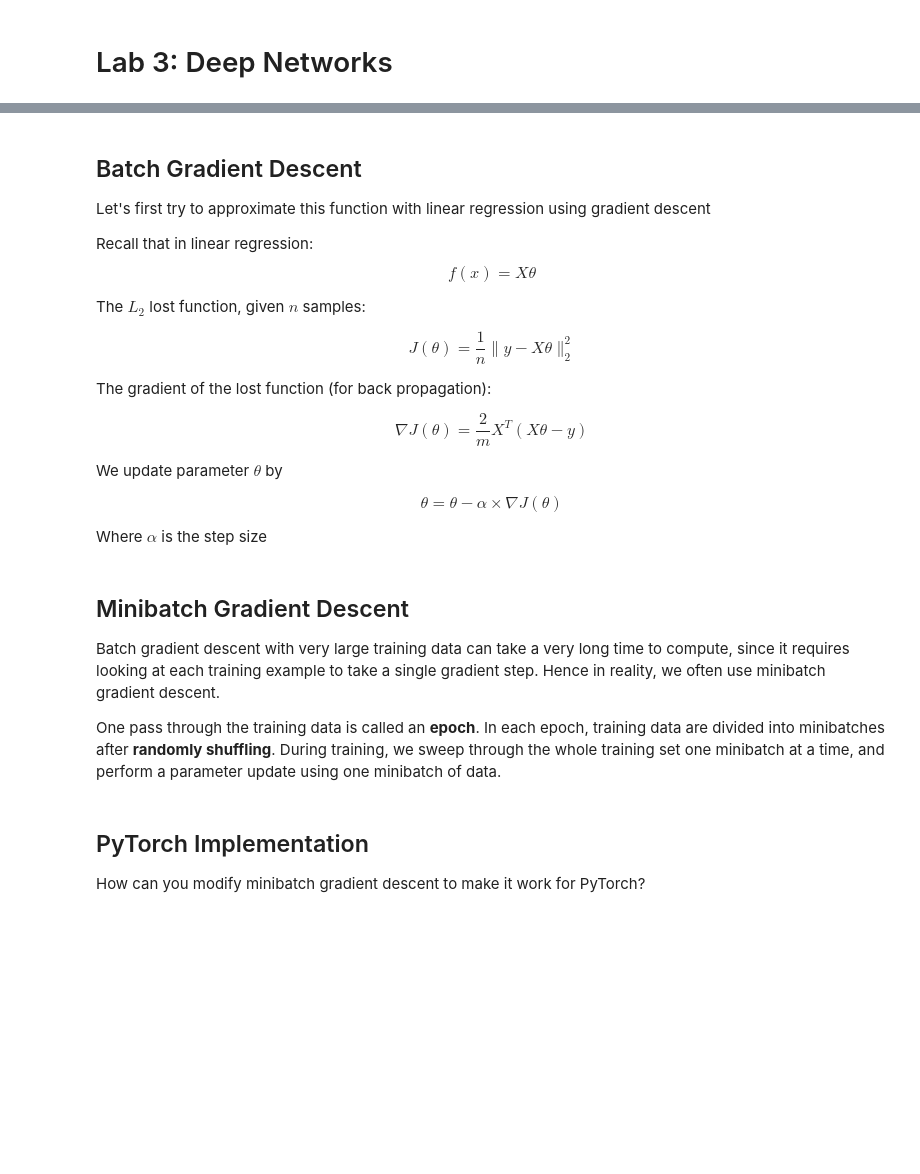
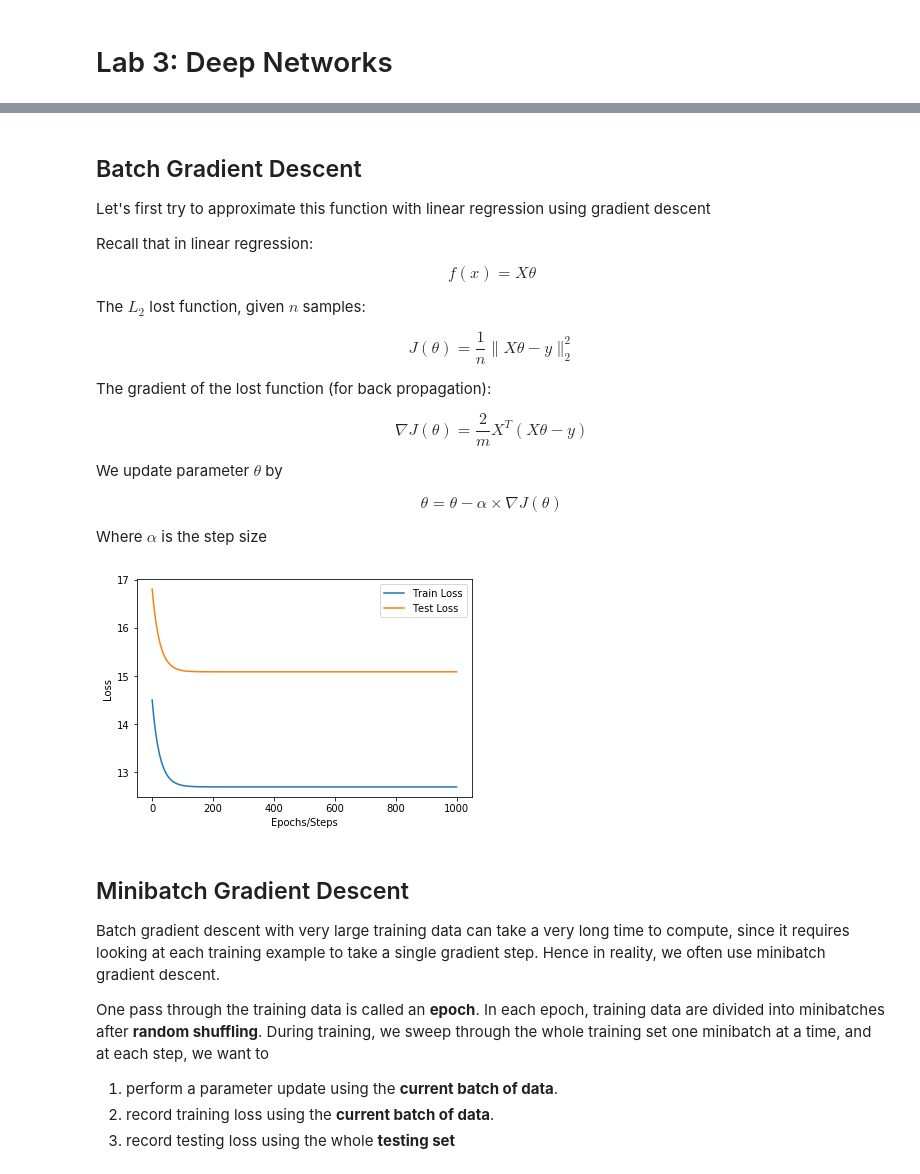
Before and after one commit to nyumc-dl/BMSC-GA-4493-Spring2019, a Jupyter notebook: lab3/Lab3_deep_networks.ipynb, the cells around one changed output, grey strips where cells are left out. Saved outputs shown, nothing was run; the diff lists cells and outputs as text; code cells hidden in the pictures; blank space fills up the shorter version.

```diff
--- a/lab3/Lab3_deep_networks.ipynb
+++ b/lab3/Lab3_deep_networks.ipynb
@@ -20,2 +9,0 @@ X = np.stack((x1, x2, x3, np.ones((num_samples,))), axis=1)
-# %%
-X_train, X_test, y_train, y_test = train_test_split(X, y, test_size =100, random_state=10)
@@ -22,3 +56,6 @@ X_train, X_test, y_train, y_test = train_test_split(X, y, test_size =100, random
+# %%
+# Generate default dataset with 3 features (degree 2) and 10000 samples
+data_deg2 = generate_data(3, int(1e4))
 # %% [markdown]
 ## Batch Gradient Descent
 
@@ -29,7 +66,7 @@ $$f(x) = X\theta$$
 
 The $L_{2}$ lost function, given $n$ samples:
 
-$$J(\theta) = \frac{1}{n}\|y - X\theta\|_{2}^{2}$$
+$$J(\theta) = \frac{1}{n}\|X\theta - y\|_{2}^{2}$$
 
 The gradient of the lost function (for back propagation):
 
@@ -57,9 +94,11 @@ def compute_loss(X, y, theta):
     loss = 0 #Initialize the average square loss
 
     ################ Your code here ################
+    m = X.shape[0]
+    d = (np.dot(X, theta) - y)
+    loss = np.dot(d, d) / m
 
-
-
+    return loss
 
 ### The gradient of the square loss function
 def compute_gradient(X, y, theta):
@@ -76,16 +115,18 @@ def compute_gradient(X, y, theta):
     """
 
     ################ Your code here ################
+    m = X.shape[0]
+    d = (np.dot(X, theta) - y)
+    grad = 2 * np.dot(X.T, d) / m
+
+    return grad
 # %%
-def batch_grad_descent(X, y, alpha=0.01, num_step=1000):
+def batch_grad_descent(data, alpha=0.01, num_step=1000):
     """
     Batch gradient descent to minimize the average square loss objective.
 
     Args:
-        X - A tuple containing two elements (X_train, X_test),
-            each one of which is a numpy array of size (num_samples, num_features)
-        y - A tuple containing two elements (y_train, y_test),
-            each one of which is a numpy array of size (num_samples)
+        data - a list of 4 elements [X_train, X_test, y_train, y_test]
         alpha - step size in gradient descent
         num_step - number of steps to run
 
@@ -95,8 +136,8 @@ def batch_grad_descent(X, y, alpha=0.01, num_step=1000):
         test_loss_hist - the history of average square loss on testing data, 1D numpy array, (num_step)
     """
     # Initialization
-    X_train, X_test = X
-    y_train, y_test = y
+    X_train, X_test, y_train, y_test = data
+
     num_features = X_train.shape[1]
     theta = np.zeros(num_features)
 
@@ -107,7 +148,15 @@ def batch_grad_descent(X, y, alpha=0.01, num_step=1000):
     train_loss_hist = np.zeros(num_step)
 
     ################ Your code here ################
+    # Training loop
+    for i in range(num_step):
+        grad = compute_gradient(X_train, y_train, theta)
+        theta = theta - alpha * grad
+        train_loss_hist[i] = compute_loss(X_train, y_train, theta)
+        test_loss_hist[i] = compute_loss(X_test, y_test, theta)
 
+        if test_loss_hist[i] < best_test_loss:
+            best_theta = theta
 
 
     return (best_theta, train_loss_hist, test_loss_hist)
@@ -122,9 +163,18 @@ plt.show()
+# %%
+res = batch_grad_descent(data_deg2)
+plot_loss(res)
+# %% [output]
+[figure, added]
 # %% [markdown]
 ## Minibatch Gradient Descent
 
 Batch gradient descent with very large training data can take a very long time to compute, since it requires looking at each training example to take a single gradient step. Hence in reality, we often use minibatch gradient descent.
 
-One pass through the training data is called an **epoch**. In each epoch, training data are divided into minibatches after **randomly shuffling**. During training, we sweep through the whole training set one minibatch at a time, and perform a parameter update using one minibatch of data.
+One pass through the training data is called an **epoch**. In each epoch, training data are divided into minibatches after **random shuffling**. During training, we sweep through the whole training set one minibatch at a time, and at each step, we want to
+
+1. perform a parameter update using the **current batch of data**.
+2. record training loss using the **current batch of data**.
+3. record testing loss using the whole **testing set**
 # %%
 #######################################
 ### Minibatch gradient descent
@@ -178,4 +232,0 @@ plt.show()
-# %% [markdown]
-## PyTorch Implementation
-
-How can you modify minibatch gradient descent to make it work for PyTorch?
```
Also changed, not shown: parts of 22 cells of this notebook.
